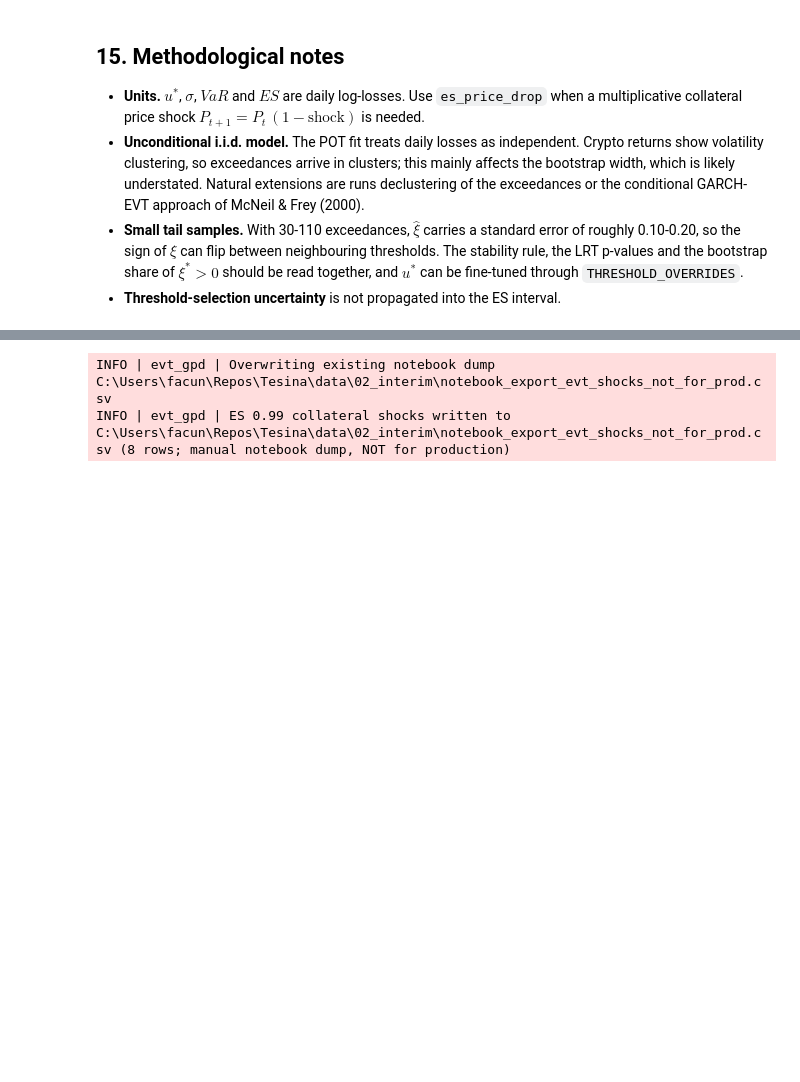
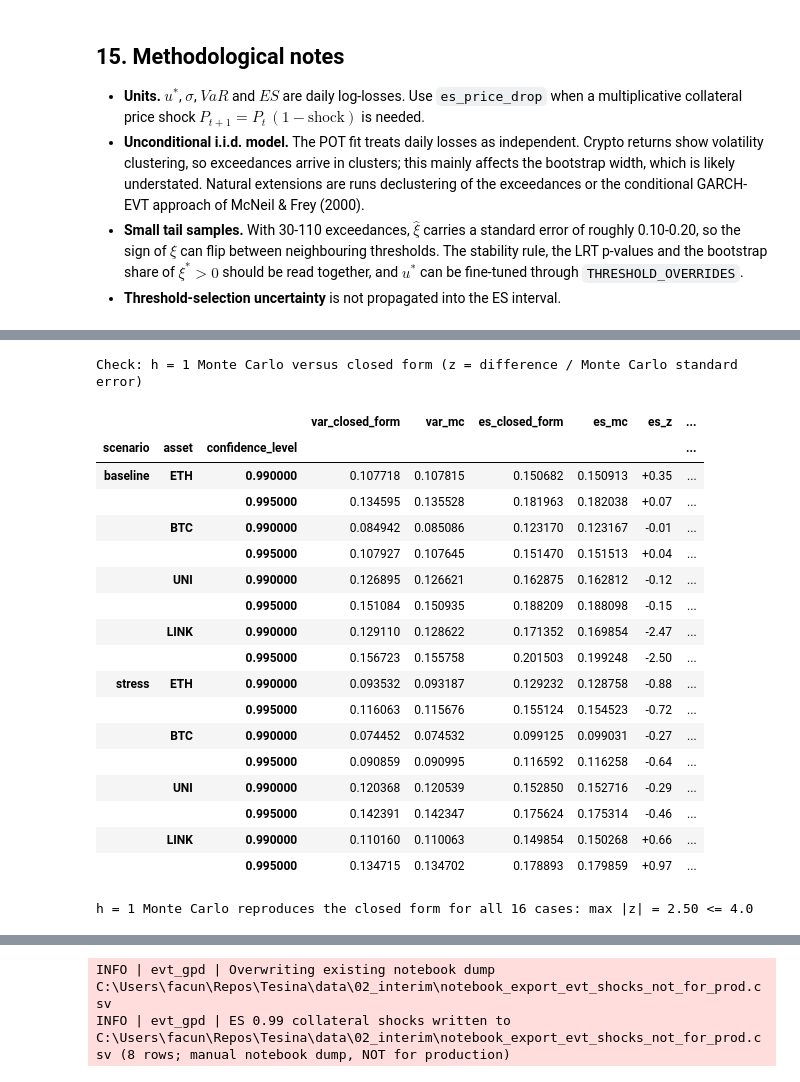
Before and after one commit to mendez-facundo/aave-urp-model, a Jupyter notebook: notebooks/03_evt_gpd_fitting.ipynb, the cells around one changed output, grey strips where cells are left out. Cells and saved outputs as stored; diff of their text form; code cells hidden in the pictures; blank space fills up the shorter version.

```diff
--- a/notebooks/03_evt_gpd_fitting.ipynb
+++ b/notebooks/03_evt_gpd_fitting.ipynb
@@ -1265,0 +1519,55 @@ Before writing, every row is checked for finite values, $\xi < 1$, the ordering
+# %%
+# Check: h = 1 must reproduce the closed forms of Sections 11 and 16 within Monte Carlo error.
+consistency_rows: list[dict[str, object]] = []
+for scenario_key in SCENARIOS:
+    for asset in ASSETS:
+        for level in HORIZON_LEVELS:
+            simulated = horizon_df.loc[(scenario_key, asset, level, 1)]
+            closed_form = multilevel_df.loc[(scenario_key, asset, level)]
+            consistency_rows.append(
+                {
+                    "scenario": scenario_key,
+                    "asset": asset,
+                    "confidence_level": level,
+                    "var_closed_form": closed_form["var"],
+                    "var_mc": simulated["var_log_loss"],
+                    "es_closed_form": closed_form["es"],
+                    "es_mc": simulated["es_log_loss"],
+                    "es_z": (simulated["es_log_loss"] - closed_form["es"]) / simulated["es_log_loss_mc_se"],
+                    "shock_closed_form": closed_form["es_price_drop"],
+                    "shock_mc": simulated["es_price_shock"],
+                    "shock_z": (simulated["es_price_shock"] - closed_form["es_price_drop"]) / simulated["es_price_shock_mc_se"],
+                }
+            )
+
+consistency_df = pd.DataFrame(consistency_rows).set_index(["scenario", "asset", "confidence_level"])
+max_abs_z = float(consistency_df[["es_z", "shock_z"]].abs().to_numpy().max())
+display(
+    consistency_df.style.format(precision=4)
+    .format({"shock_closed_form": "{:.3%}", "shock_mc": "{:.3%}", "es_z": "{:+.2f}", "shock_z": "{:+.2f}"})
+    .set_caption("Check: h = 1 Monte Carlo versus closed form (z = difference / Monte Carlo standard error)")
+)
+if max_abs_z > MC_CHECK_MAX_Z:
+    raise ValueError(f"h = 1 Monte Carlo does not reproduce the closed form: max |z| = {max_abs_z:.2f} > {MC_CHECK_MAX_Z}")
+print(f"h = 1 Monte Carlo reproduces the closed form for all {len(consistency_df)} cases: max |z| = {max_abs_z:.2f} <= {MC_CHECK_MAX_Z}")
+# %% [output]
+Check: h = 1 Monte Carlo versus closed form (z = difference / Monte Carlo standard error)
+|  |  |  | var_closed_form | var_mc | es_closed_form | es_mc | es_z | ... |
+| scenario | asset | confidence_level |  |  |  |  |  | ... |
+| baseline | ETH | 0.990000 | 0.107718 | 0.107815 | 0.150682 | 0.150913 | +0.35 | ... |
+|  |  | 0.995000 | 0.134595 | 0.135528 | 0.181963 | 0.182038 | +0.07 | ... |
+|  | BTC | 0.990000 | 0.084942 | 0.085086 | 0.123170 | 0.123167 | -0.01 | ... |
+|  |  | 0.995000 | 0.107927 | 0.107645 | 0.151470 | 0.151513 | +0.04 | ... |
+|  | UNI | 0.990000 | 0.126895 | 0.126621 | 0.162875 | 0.162812 | -0.12 | ... |
+|  |  | 0.995000 | 0.151084 | 0.150935 | 0.188209 | 0.188098 | -0.15 | ... |
+|  | LINK | 0.990000 | 0.129110 | 0.128622 | 0.171352 | 0.169854 | -2.47 | ... |
+|  |  | 0.995000 | 0.156723 | 0.155758 | 0.201503 | 0.199248 | -2.50 | ... |
+| stress | ETH | 0.990000 | 0.093532 | 0.093187 | 0.129232 | 0.128758 | -0.88 | ... |
+|  |  | 0.995000 | 0.116063 | 0.115676 | 0.155124 | 0.154523 | -0.72 | ... |
+|  | BTC | 0.990000 | 0.074452 | 0.074532 | 0.099125 | 0.099031 | -0.27 | ... |
+|  |  | 0.995000 | 0.090859 | 0.090995 | 0.116592 | 0.116258 | -0.64 | ... |
+|  | UNI | 0.990000 | 0.120368 | 0.120539 | 0.152850 | 0.152716 | -0.29 | ... |
+|  |  | 0.995000 | 0.142391 | 0.142347 | 0.175624 | 0.175314 | -0.46 | ... |
+|  | LINK | 0.990000 | 0.110160 | 0.110063 | 0.149854 | 0.150268 | +0.66 | ... |
+|  |  | 0.995000 | 0.134715 | 0.134702 | 0.178893 | 0.179859 | +0.97 | ... |
+h = 1 Monte Carlo reproduces the closed form for all 16 cases: max |z| = 2.50 <= 4.0
```
Also changed, not shown: parts of 17 cells of this notebook, 3 other files.
